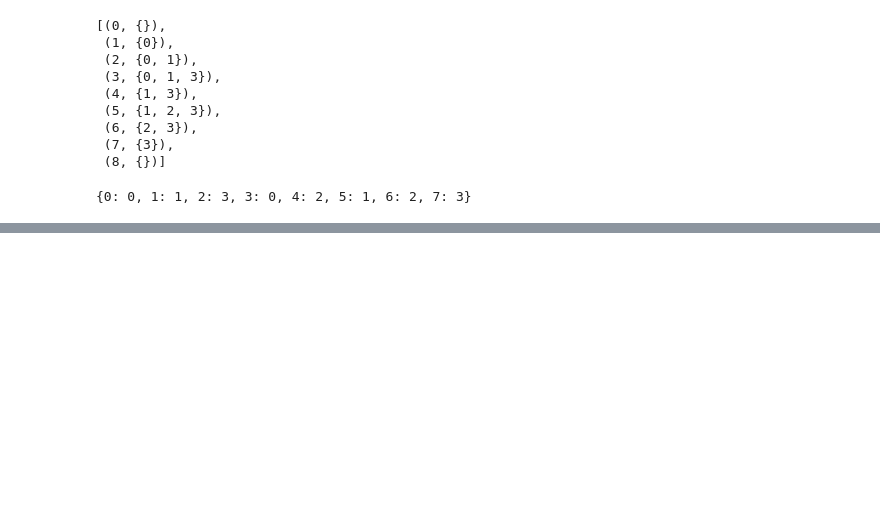
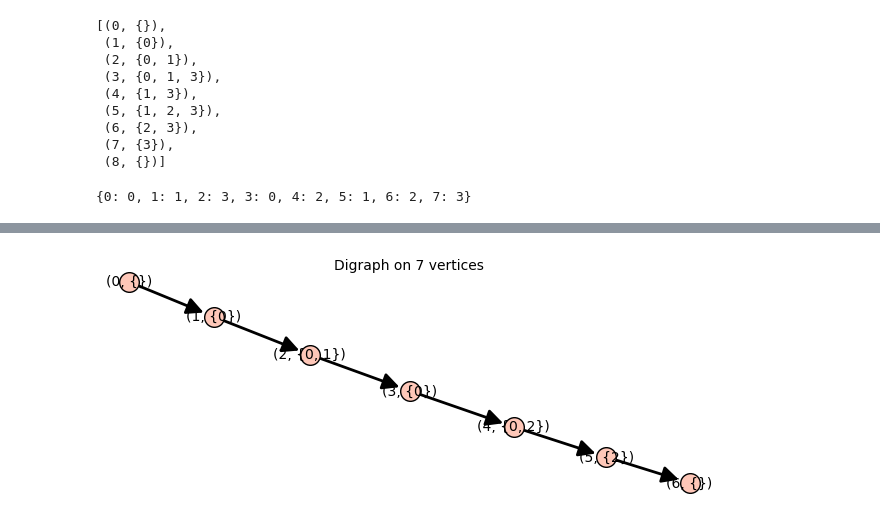
Before and after one commit to guojing0/count-graph-homs, a Jupyter notebook: hom-count-exp.ipynb, the cells around one changed output, grey strips where cells are left out. Saved outputs shown, nothing was run; the diff lists cells and outputs as text; code cells hidden in the pictures; blank space fills up the shorter version.

```diff
--- a/hom-count-exp.ipynb
+++ b/hom-count-exp.ipynb
@@ -129,0 +169,4 @@ node_changes(dir_labelled_TD)
+# %%
+dir_labelled_TD
+# %% [output]
+[figure, added]
```
Also changed, not shown: parts of 13 cells of this notebook, 1 other file.
